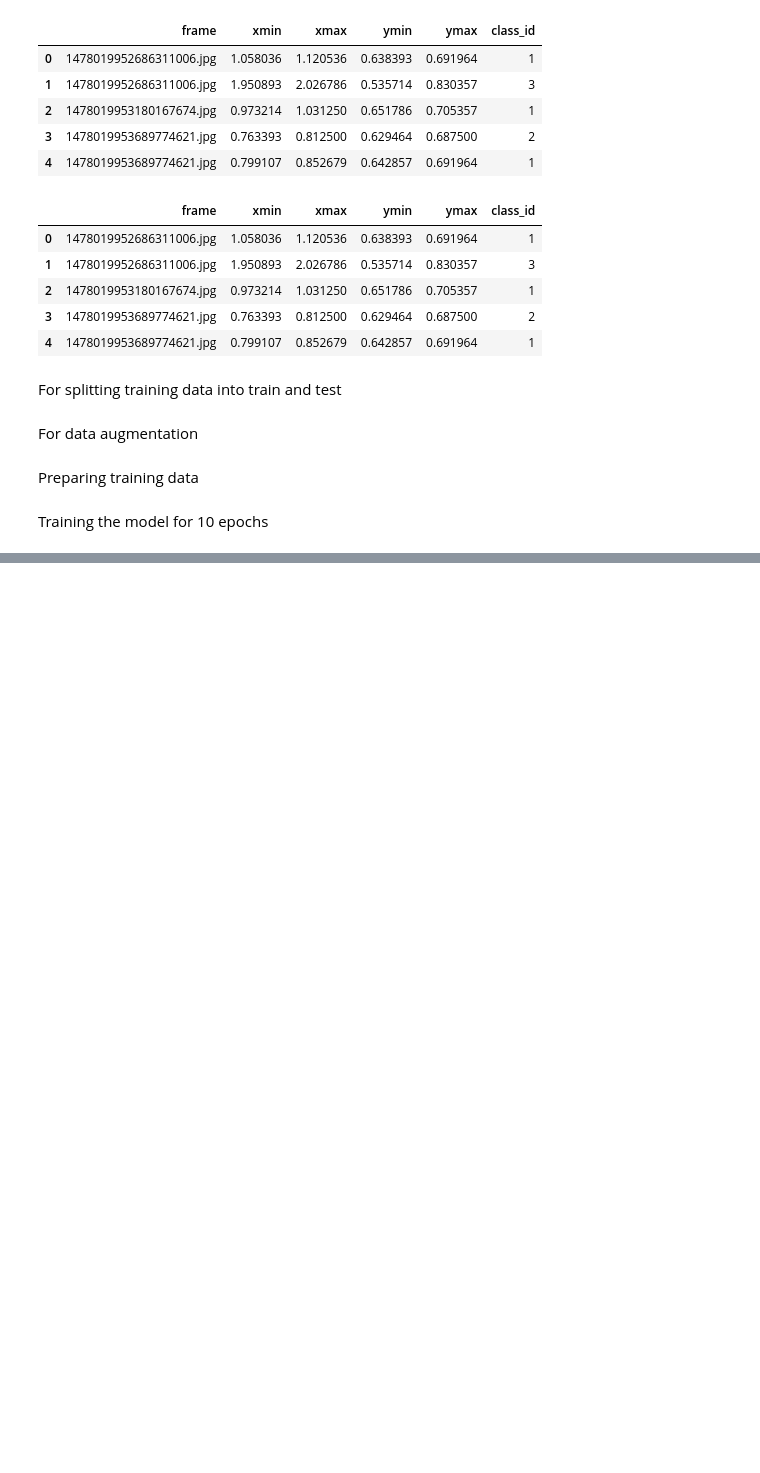
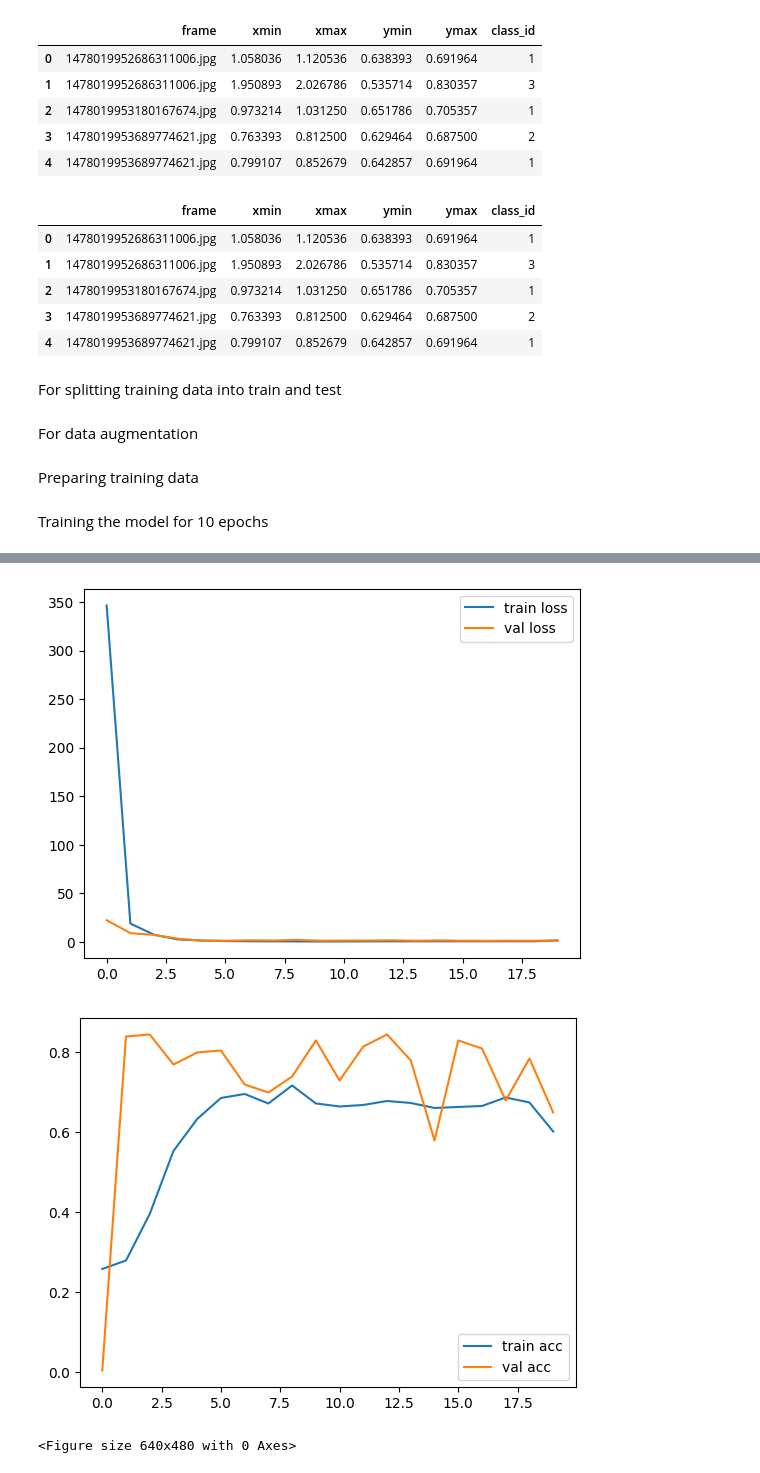
Before and after one commit to Sushrina-Dhakal/imagenet, a Jupyter notebook: training.ipynb, the cells around one changed output, grey strips where cells are left out. Drawn from its saved outputs; the diff is of its cells as text; code cells hidden in the pictures; blank space fills up the shorter version.

```diff
--- a/training.ipynb
+++ b/training.ipynb
@@ -131,6 +131,6 @@ model.compile(optimizer="adam",loss="mean_squared_error",metrics=['accuracy'])
 # %% [markdown]
 Training the model for 10 epochs
 # %%
-model.fit(images,labels,batch_size=8,epochs=20,validation_data=(test_images,test_labels))
+history=model.fit(images,labels,batch_size=8,epochs=20,validation_data=(test_images,test_labels))
 # %% [output]
 Epoch 1/20
@@ -154,3 +153,21 @@ Epoch 20/20
+# %%
+import matplotlib.pyplot as plt
+plt.plot(history.history['loss'], label='train loss')
+plt.plot(history.history['val_loss'], label='val loss')
+plt.legend()
+plt.show()
+plt.savefig('LossVal_loss')
+
+# plot the accuracy
+plt.plot(history.history['accuracy'], label='train acc')
+plt.plot(history.history['val_accuracy'], label='val acc')
+plt.legend()
+plt.show()
+plt.savefig('AccVal_acc')
+# %% [output]
+[figure, added]
+[figure, added]
+<Figure size 640x480 with 0 Axes>
 # %%
 #Evaluating the model
 
```
Also changed, not shown: parts of 11 cells of this notebook, 3 other files.
